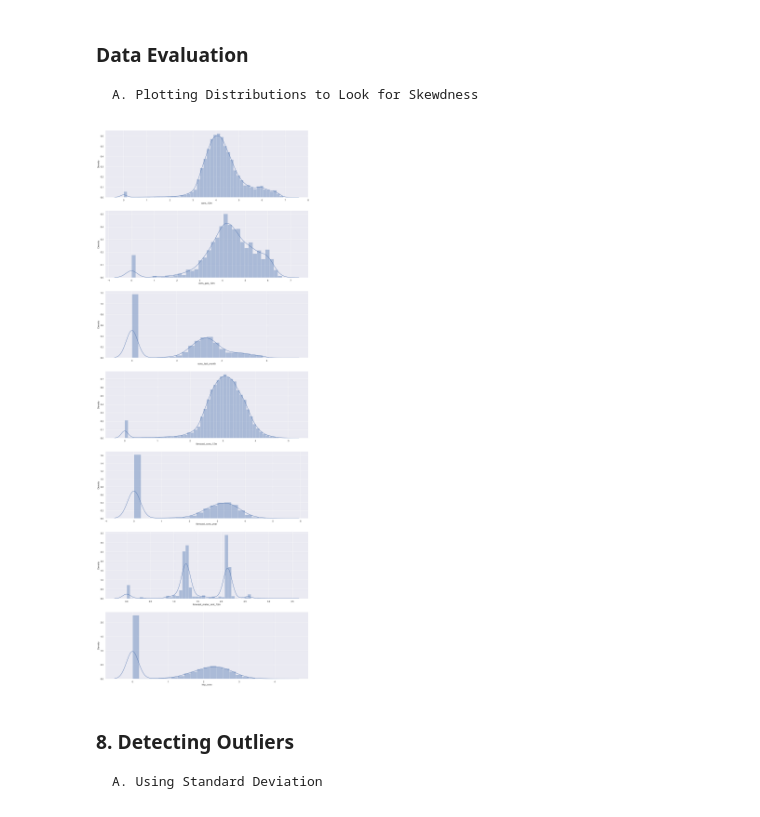
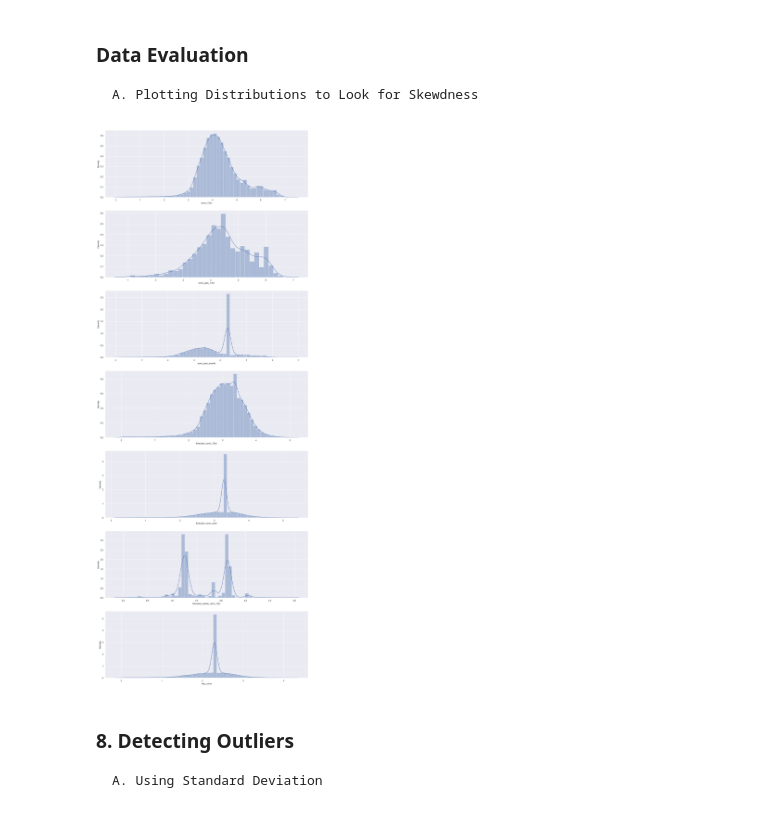
Before and after one commit to albert-olea/BCG_energy_market, a Jupyter notebook: BCG PowerCo Churn Model.ipynb, the cells around one changed output. Saved outputs shown, nothing was run; the diff lists cells and outputs as text; code cells hidden in the pictures.

```diff
--- a/BCG PowerCo Churn Model.ipynb
+++ b/BCG PowerCo Churn Model.ipynb
@@ -83,7 +83,7 @@ dtype: int64
     C. Remove Large n/a Value Columns
     D. Combine all Dataframes
 # %%
-" A. DROP DUPLICATES - remove duplicate id's """
+""" A. DROP DUPLICATES - remove duplicate id's """
 df_train = df_train.drop_duplicates(subset=['id'])
 df_hist = df_hist.drop_duplicates(subset=['id'])
 
@@ -94,9 +94,8 @@ df_missing = df_train.columns[df_train.isnull().any()]
                         'forecast_base_bill_year', 'forecast_bill_12m', 'forecast_cons', 'forecast_discount_energy',
                         'forecast_price_energy_p1', 'forecast_price_energy_p2','forecast_price_pow_p1' columns from df """
 
-df_train = df_train.drop(columns = ['activity_new', 'channel_sales', 'campaign_disc_ele','date_first_activ', 'forecast_base_bill_ele',
-                        'forecast_base_bill_year', 'forecast_bill_12m', 'forecast_cons', 'forecast_discount_energy',
-                        'forecast_price_energy_p1', 'forecast_price_energy_p2','forecast_price_pow_p1'])
+df_train = df_train.drop(columns = ['activity_new', 'campaign_disc_ele','date_first_activ', 'forecast_base_bill_ele',
+                        'forecast_base_bill_year', 'forecast_bill_12m', 'forecast_cons', 'channel_sales', 'date_modif_prod', 'date_renewal', 'origin_up'])
 
 """ C. Remove columns with missing values are listed in the dataframe df_missing """
 df_train = df_train.dropna(subset=['date_end', 'pow_max', 'margin_gross_pow_ele', 'margin_net_pow_ele', 'net_margin'])
@@ -112,3 +111,15 @@ df.shape
+# %%
+df['cons_12m']=df['cons_12m'].mask(df['cons_12m']==0).fillna(df['cons_12m'].mean())
+df['cons_last_month']=df['cons_last_month'].mask(df['cons_last_month']==0).fillna(df['cons_last_month'].mean())
+df['forecast_cons_12m']=df['forecast_cons_12m'].mask(df['forecast_cons_12m']==0).fillna(df['forecast_cons_12m'].mean())
+df['forecast_meter_rent_12m']=df['forecast_meter_rent_12m'].mask(df['forecast_meter_rent_12m']==0).fillna(df['forecast_meter_rent_12m'].mean())
+df['forecast_cons_year']=df['forecast_cons_year'].mask(df['forecast_cons_year']==0).fillna(df['forecast_cons_year'].mean())
+df['imp_cons']=df['imp_cons'].mask(df['imp_cons']==0).fillna(df['imp_cons'].mean())
+df['forecast_discount_energy']=df['forecast_discount_energy'].mask(df['forecast_discount_energy']==0).fillna(df['forecast_discount_energy'].mean())
+df['forecast_price_energy_p1']=df['forecast_price_energy_p1'].mask(df['forecast_price_energy_p1']==0).fillna(df['forecast_price_energy_p1'].mean())
+df['cons_gas_12m']=df['cons_gas_12m'].mask(df['cons_gas_12m']==0).fillna(df['cons_gas_12m'].mean())
+df['forecast_price_energy_p2']=df['forecast_price_energy_p2'].mask(df['forecast_price_energy_p2']==0).fillna(df['forecast_price_energy_p2'].mean())
+df['forecast_price_pow_p1']=df['forecast_price_pow_p1'].mask(df['forecast_price_pow_p1']==0).fillna(df['forecast_price_pow_p1'].mean())
 # %%
 """ ---------------------------- EXPLORATORY DATA ANALYSIS ---------------------------- """
 
@@ -341,37 +350,38 @@ Also, our correlation matrix is showing that there is a higher correlation betwe
 ### Data Evaluation
     A. Plotting Distributions to Look for Skewdness
 # %%
+df_plot = df
 # Remove negative values
-df.loc[df.cons_12m < 0,"cons_12m"] = np.nan
-df.loc[df.cons_gas_12m < 0,"cons_gas_12m"] = np.nan
-df.loc[df.cons_last_month < 0,"cons_last_month"] = np.nan
-df.loc[df.forecast_cons_12m < 0,"forecast_cons_12m"] = np.nan
-df.loc[df.forecast_cons_year < 0,"forecast_cons_year"] = np.nan
-df.loc[df.forecast_meter_rent_12m < 0,"forecast_meter_rent_12m"] = np.nan
-df.loc[df.imp_cons < 0,"imp_cons"] = np.nan
+df_plot.loc[df_plot.cons_12m < 0,"cons_12m"] = np.nan
+df_plot.loc[df_plot.cons_gas_12m < 0,"cons_gas_12m"] = np.nan
+df_plot.loc[df_plot.cons_last_month < 0,"cons_last_month"] = np.nan
+df_plot.loc[df_plot.forecast_cons_12m < 0,"forecast_cons_12m"] = np.nan
+df_plot.loc[df_plot.forecast_cons_year < 0,"forecast_cons_year"] = np.nan
+df_plot.loc[df_plot.forecast_meter_rent_12m < 0,"forecast_meter_rent_12m"] = np.nan
+df_plot.loc[df_plot.imp_cons < 0,"imp_cons"] = np.nan
 # Apply log10 transformation
-df["cons_12m"] = np.log10(df["cons_12m"]+1)
-df["cons_gas_12m"] = np.log10(df["cons_gas_12m"]+1)
-df["cons_last_month"] = np.log10(df["cons_last_month"]+1)
-df["forecast_cons_12m"] = np.log10(df["forecast_cons_12m"]+1)
-df["forecast_cons_year"] = np.log10(df["forecast_cons_year"]+1)
-df["forecast_meter_rent_12m"] = np.log10(df["forecast_meter_rent_12m"]+1)
-df["imp_cons"] = np.log10(df["imp_cons"]+1)
+df_plot["cons_12m"] = np.log10(df_plot["cons_12m"]+1)
+df_plot["cons_gas_12m"] = np.log10(df_plot["cons_gas_12m"]+1)
+df_plot["cons_last_month"] = np.log10(df_plot["cons_last_month"]+1)
+df_plot["forecast_cons_12m"] = np.log10(df_plot["forecast_cons_12m"]+1)
+df_plot["forecast_cons_year"] = np.log10(df_plot["forecast_cons_year"]+1)
+df_plot["forecast_meter_rent_12m"] = np.log10(df_plot["forecast_meter_rent_12m"]+1)
+df_plot["imp_cons"] = np.log10(df_plot["imp_cons"]+1)
 
 #Plot distributions
 fig, axs = plt.subplots(nrows=7, figsize=(18,50))
 
 # Plot histograms
-sns.distplot((df["cons_12m"].dropna()), ax=axs[0])
-sns.distplot((df[df["has_gas"]==1]["cons_gas_12m"].dropna()), ax=axs[1])
-sns.distplot((df["cons_last_month"].dropna()), ax=axs[2])
-sns.distplot((df["forecast_cons_12m"].dropna()), ax=axs[3])
-sns.distplot((df["forecast_cons_year"].dropna()), ax=axs[4])
-sns.distplot((df["forecast_meter_rent_12m"].dropna()), ax=axs[5])
-sns.distplot((df["imp_cons"].dropna()), ax=axs[6])
+sns.distplot((df_plot["cons_12m"].dropna()), ax=axs[0])
+sns.distplot((df_plot[df_plot["has_gas"]==1]["cons_gas_12m"].dropna()), ax=axs[1])
+sns.distplot((df_plot["cons_last_month"].dropna()), ax=axs[2])
+sns.distplot((df_plot["forecast_cons_12m"].dropna()), ax=axs[3])
+sns.distplot((df_plot["forecast_cons_year"].dropna()), ax=axs[4])
+sns.distplot((df_plot["forecast_meter_rent_12m"].dropna()), ax=axs[5])
+sns.distplot((df_plot["imp_cons"].dropna()), ax=axs[6])
 plt.show()
 # %% [output]
-[figure, old version]
+[figure, new version]
 # %% [markdown]
 ### 8. Detecting Outliers
     A. Using Standard Deviation
```
Also changed, not shown: parts of 30 cells of this notebook.
